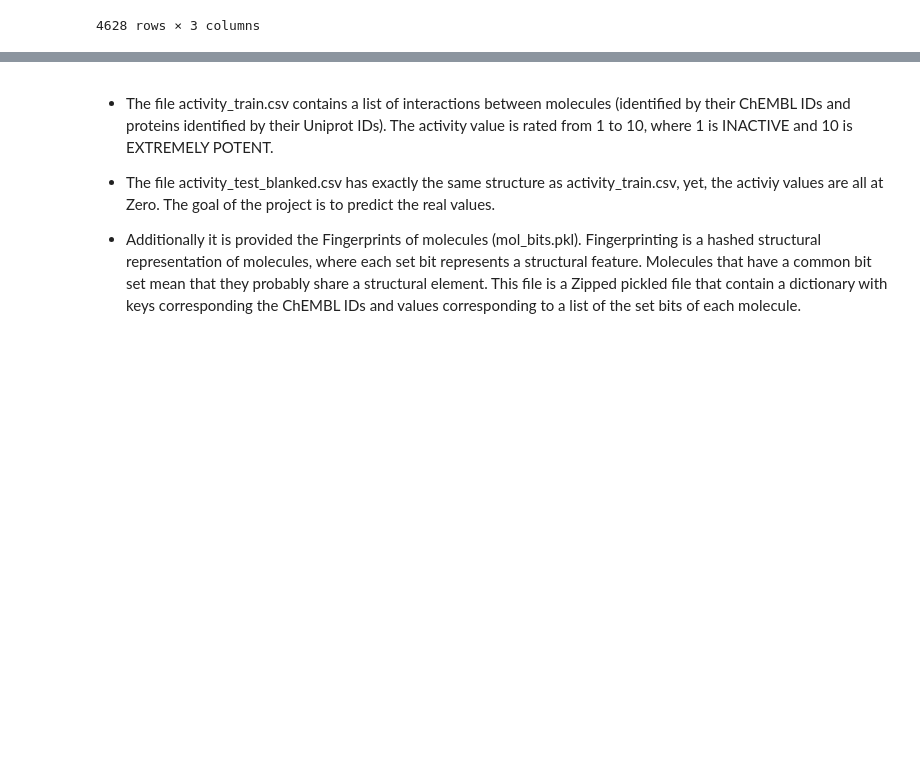
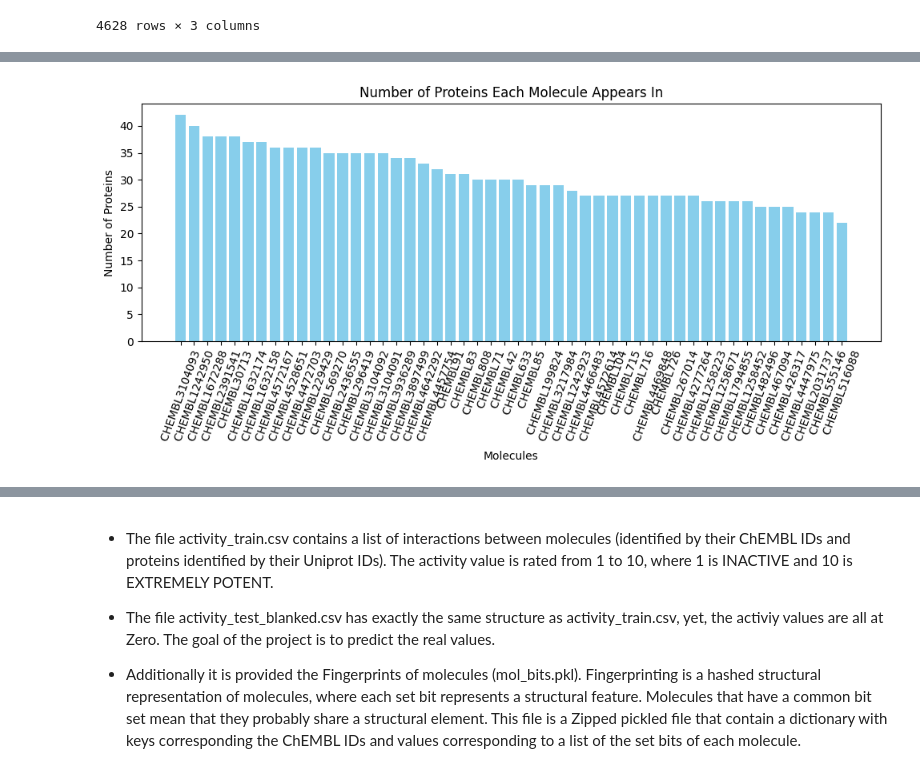
Before and after one commit to JoaoMlMartins/DataMining-CourseProject, a Jupyter notebook: PD_2324_CP.ipynb, the cells around one changed output, grey strips where cells are left out. Saved outputs shown, nothing was run; the diff lists cells and outputs as text; code cells hidden in the pictures; blank space fills up the shorter version.

```diff
--- a/PD_2324_CP.ipynb
+++ b/PD_2324_CP.ipynb
@@ -79,0 +106,19 @@ activity_test
+# %%
+# Count the number of unique proteins each molecule appears in
+molecule_protein_counts = activity.groupby('Molecules')['Proteins'].nunique()
+
+# Sort molecules by the number of unique proteins they appear in, in descending order
+sorted_molecules = molecule_protein_counts.sort_values(ascending=False).index.tolist()[:50]
+counts = molecule_protein_counts.sort_values(ascending=False).values[:50]
+
+# Plot the bar chart
+plt.figure(figsize=(10, 5))
+plt.bar(range(len(sorted_molecules)), counts, color='skyblue')
+plt.xlabel('Molecules')
+plt.ylabel('Number of Proteins')
+plt.title('Number of Proteins Each Molecule Appears In')
+plt.xticks(range(len(sorted_molecules)), sorted_molecules, rotation=70)
+plt.tight_layout()
+plt.show()
+# %% [output]
+[figure, added]
```
Also changed, not shown: parts of 19 cells of this notebook.
